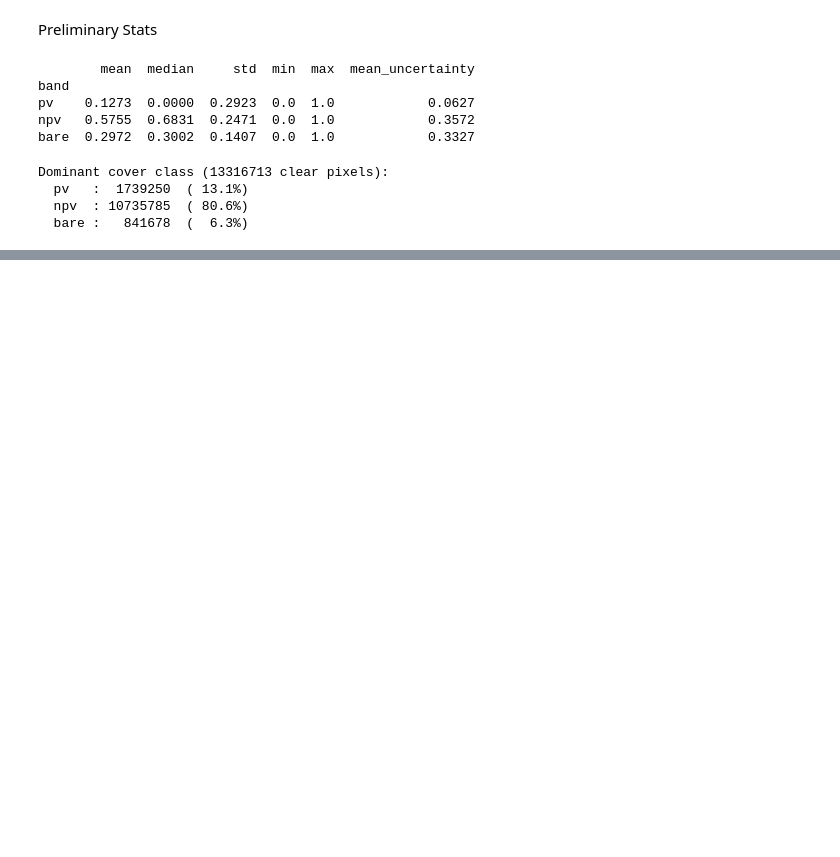
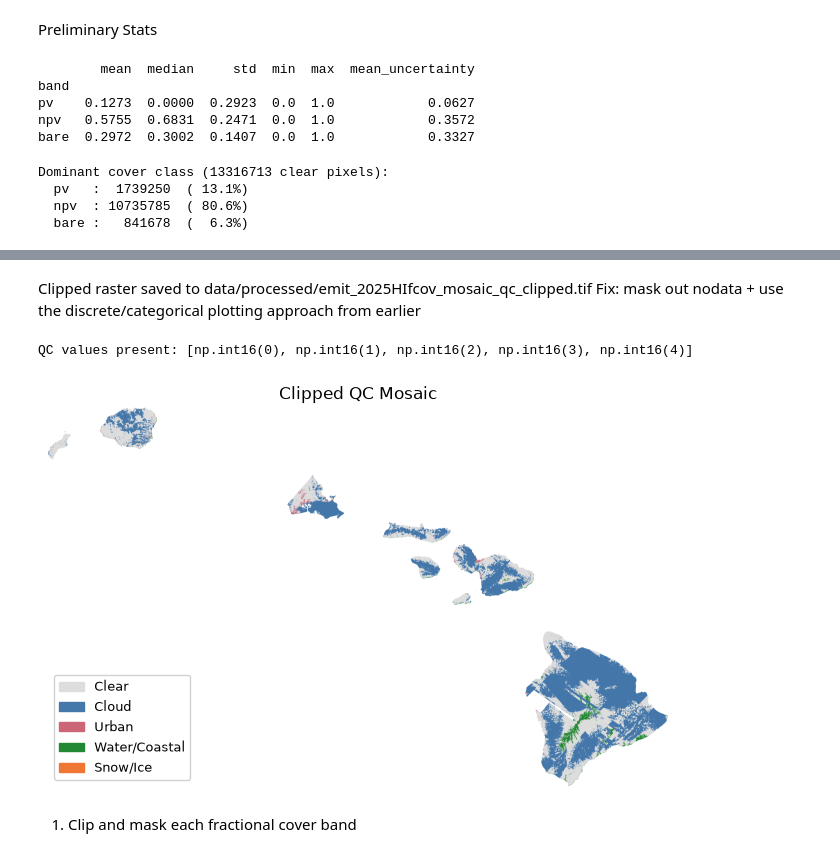
Before and after one commit to gillopez42/testing1, a Jupyter notebook: Scripts/GilsEMIT_2025HI_fcov.ipynb, the cells around one changed output, grey strips where cells are left out. Cells and saved outputs as stored; diff of their text form; code cells hidden in the pictures; blank space fills up the shorter version.

```diff
--- a/Scripts/GilsEMIT_2025HI_fcov.ipynb
+++ b/Scripts/GilsEMIT_2025HI_fcov.ipynb
@@ -297,0 +377,50 @@ Dominant cover class (13316713 clear pixels):
+# %% [markdown]
+Clipped raster saved to data/processed/emit_2025HIfcov_mosaic_qc_clipped.tif
+Fix: mask out nodata + use the discrete/categorical plotting approach from earlier
+# %%
+import numpy as np
+import matplotlib.pyplot as plt
+import matplotlib.patches as mpatches
+from matplotlib.colors import ListedColormap, BoundaryNorm
+import rasterio
+
+with rasterio.open(out_path) as src:  # your clipped file
+    qc = src.read(1)
+    nodata_val = src.nodata
+
+# --- Mask out nodata so it doesn't dominate the color scale ---
+qc_masked = np.ma.masked_equal(qc, nodata_val)
+
+# --- QC categories ---
+qc_labels = {
+    0: ("Clear", "#dddddd"),
+    1: ("Cloud", "#4477AA"),
+    2: ("Urban", "#CC6677"),
+    3: ("Water/Coastal", "#228833"),
+    4: ("Snow/Ice", "#EE7733"),
+}
+
+present_values = sorted(v for v in np.unique(qc_masked.compressed()) if v in qc_labels)
+print("QC values present:", present_values)
+
+colors = [qc_labels[v][1] for v in present_values]
+labels = [qc_labels[v][0] for v in present_values]
+cmap = ListedColormap(colors)
+cmap.set_bad(color="white")  # nodata shows as white instead of a "color"
+
+bounds = present_values + [present_values[-1] + 1]
+norm = BoundaryNorm(bounds, cmap.N)
+
+plt.figure(figsize=(8, 8))
+plt.imshow(qc_masked, cmap=cmap, norm=norm)
+plt.title("Clipped QC Mosaic")
+plt.axis("off")
+
+patches = [mpatches.Patch(color=c, label=l) for c, l in zip(colors, labels)]
+plt.legend(handles=patches, loc="lower left", fontsize=9, framealpha=0.9)
+plt.show()
+# %% [output]
+QC values present: [np.int16(0), np.int16(1), np.int16(2), np.int16(3), np.int16(4)]
+[figure, added]
+# %% [markdown]
+1. Clip and mask each fractional cover band
```
Also changed, not shown: parts of 17 cells of this notebook.
